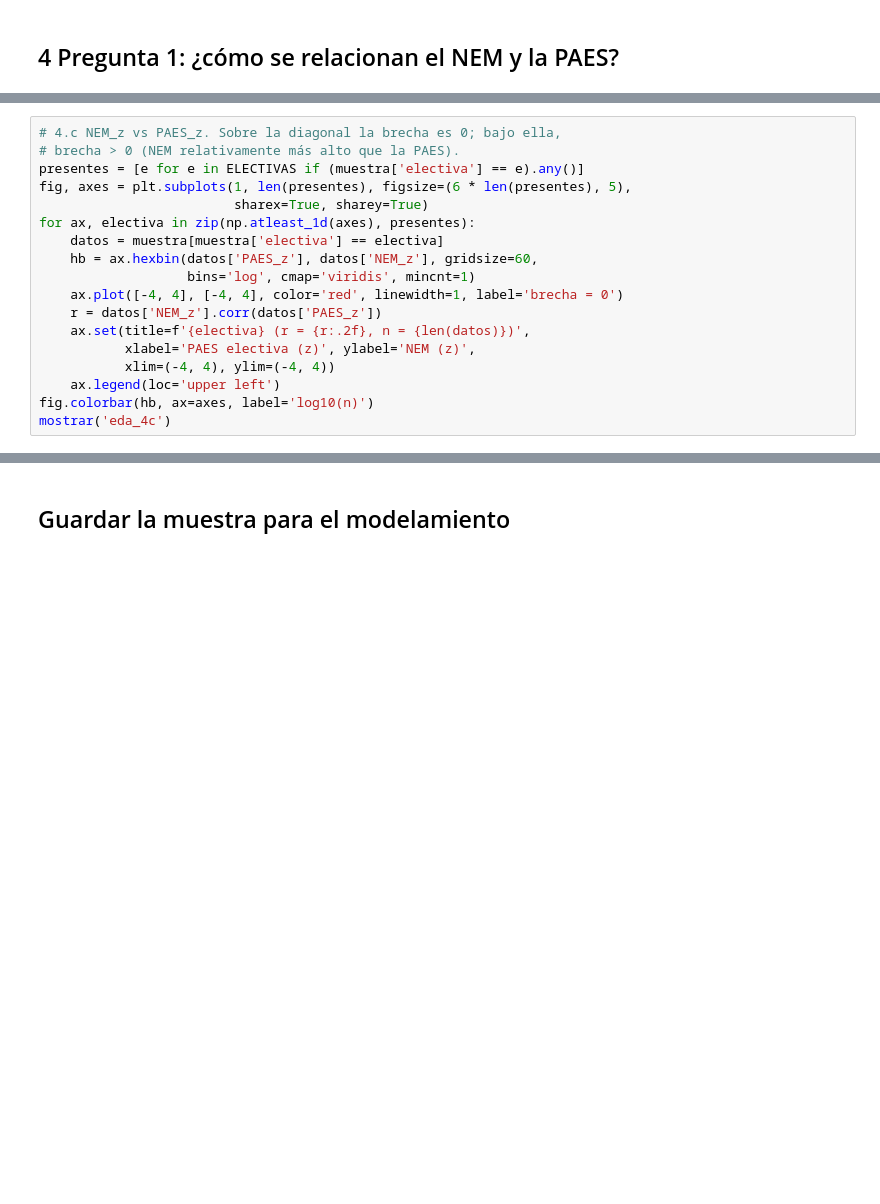
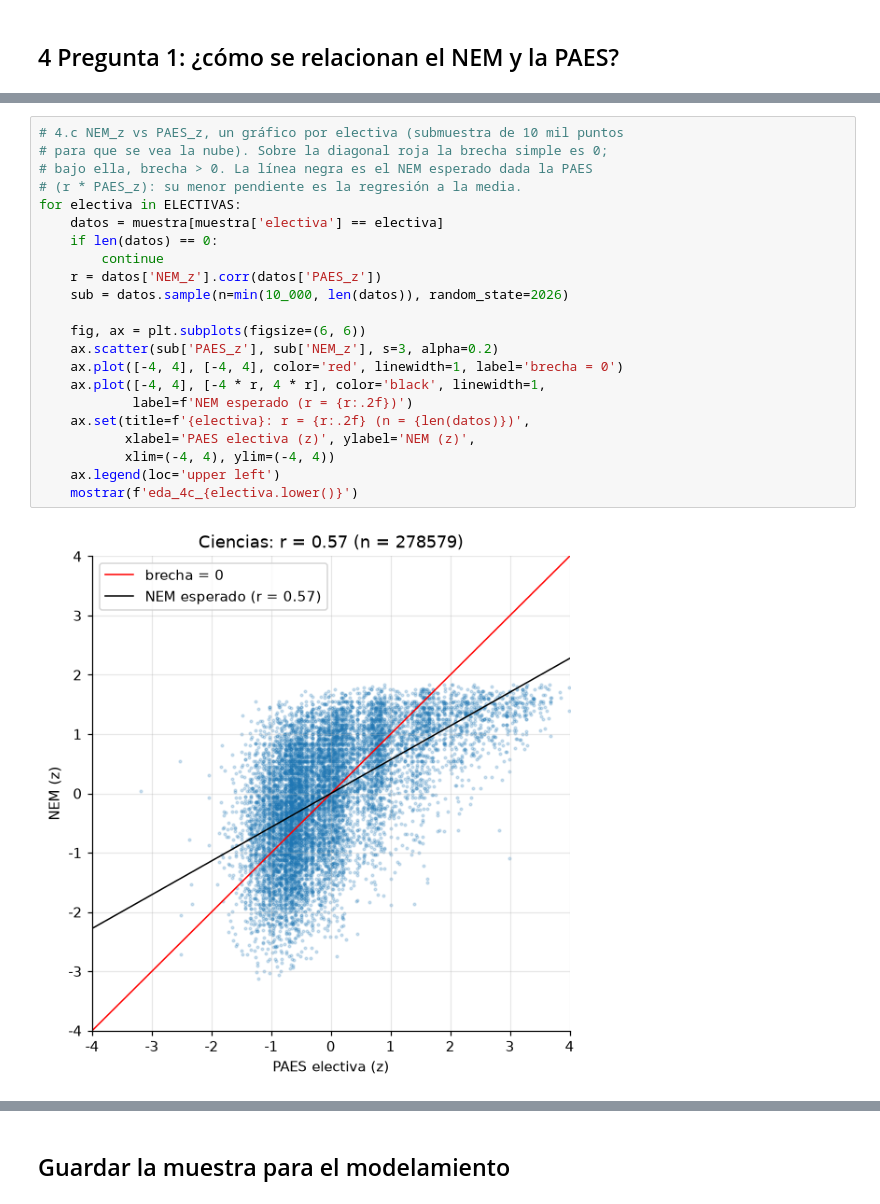
Before and after one commit to msegoviag2007/imt2200, a Jupyter notebook: notebooks/02_eda.ipynb, the cells around one changed output, grey strips where cells are left out. Saved outputs shown, nothing was run; the diff lists cells and outputs as text; blank space fills up the shorter version.

```diff
--- a/notebooks/02_eda.ipynb
+++ b/notebooks/02_eda.ipynb
@@ -228,18 +470,24 @@ mostrar('eda_4b')
 # %%
-# 4.c NEM_z vs PAES_z. Sobre la diagonal la brecha es 0; bajo ella,
-# brecha > 0 (NEM relativamente más alto que la PAES).
-presentes = [e for e in ELECTIVAS if (muestra['electiva'] == e).any()]
-fig, axes = plt.subplots(1, len(presentes), figsize=(6 * len(presentes), 5),
-                         sharex=True, sharey=True)
-for ax, electiva in zip(np.atleast_1d(axes), presentes):
+# 4.c NEM_z vs PAES_z, un gráfico por electiva (submuestra de 10 mil puntos
+# para que se vea la nube). Sobre la diagonal roja la brecha simple es 0;
+# bajo ella, brecha > 0. La línea negra es el NEM esperado dada la PAES
+# (r * PAES_z): su menor pendiente es la regresión a la media.
+for electiva in ELECTIVAS:
     datos = muestra[muestra['electiva'] == electiva]
-    hb = ax.hexbin(datos['PAES_z'], datos['NEM_z'], gridsize=60,
-                   bins='log', cmap='viridis', mincnt=1)
+    if len(datos) == 0:
+        continue
+    r = datos['NEM_z'].corr(datos['PAES_z'])
+    sub = datos.sample(n=min(10_000, len(datos)), random_state=2026)
+
+    fig, ax = plt.subplots(figsize=(6, 6))
+    ax.scatter(sub['PAES_z'], sub['NEM_z'], s=3, alpha=0.2)
     ax.plot([-4, 4], [-4, 4], color='red', linewidth=1, label='brecha = 0')
-    r = datos['NEM_z'].corr(datos['PAES_z'])
-    ax.set(title=f'{electiva} (r = {r:.2f}, n = {len(datos)})',
+    ax.plot([-4, 4], [-4 * r, 4 * r], color='black', linewidth=1,
+            label=f'NEM esperado (r = {r:.2f})')
+    ax.set(title=f'{electiva}: r = {r:.2f} (n = {len(datos)})',
            xlabel='PAES electiva (z)', ylabel='NEM (z)',
            xlim=(-4, 4), ylim=(-4, 4))
     ax.legend(loc='upper left')
-fig.colorbar(hb, ax=axes, label='log10(n)')
-mostrar('eda_4c')
+    mostrar(f'eda_4c_{electiva.lower()}')
+# %% [output]
+[figure, added]
```
Also changed, not shown: parts of 40 cells of this notebook, 35 other files.
